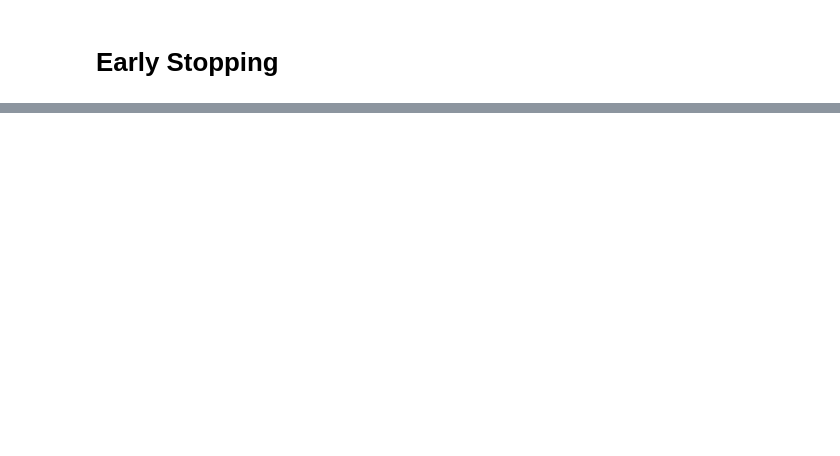
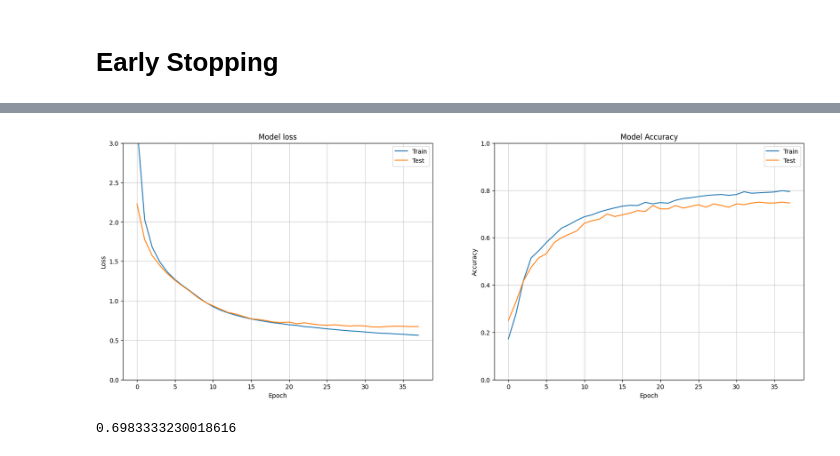
Before and after one commit to emonteiro27/data-NN-prevent-overfitting, a Jupyter notebook: data-nn-prevent-overfitting.ipynb, the cells around one changed output, grey strips where cells are left out. Saved outputs shown, nothing was run; the diff lists cells and outputs as text; code cells hidden in the pictures; blank space fills up the shorter version.

Commit message:
Tried model with early stopping with patience = 5 and restore_best_weights = True and accuracy score = 0.6983

```diff
--- a/data-nn-prevent-overfitting.ipynb
+++ b/data-nn-prevent-overfitting.ipynb
@@ -242,0 +248,12 @@ plot_loss_accuracy(history)
+# %%
+es = EarlyStopping(patience=5, restore_best_weights=True)
+
+model = initialize_model()
+
+history = model.fit(X_train, y_train,
+          validation_split=0.2,
+          batch_size=16,
+          epochs=150,
+          verbose=1,
+          shuffle=True,
+                    callbacks=[es])
@@ -242,0 +278,10 @@ plot_loss_accuracy(history)
+# %%
+plot_loss_accuracy(history)
+# %% [output]
+[figure, added]
+# %%
+results = model.evaluate(X_test, y_test, verbose=0)
+accuracy = results[1]
+accuracy
+# %% [output]
+0.6983333230018616
```
Also changed, not shown: parts of 9 cells of this notebook.
